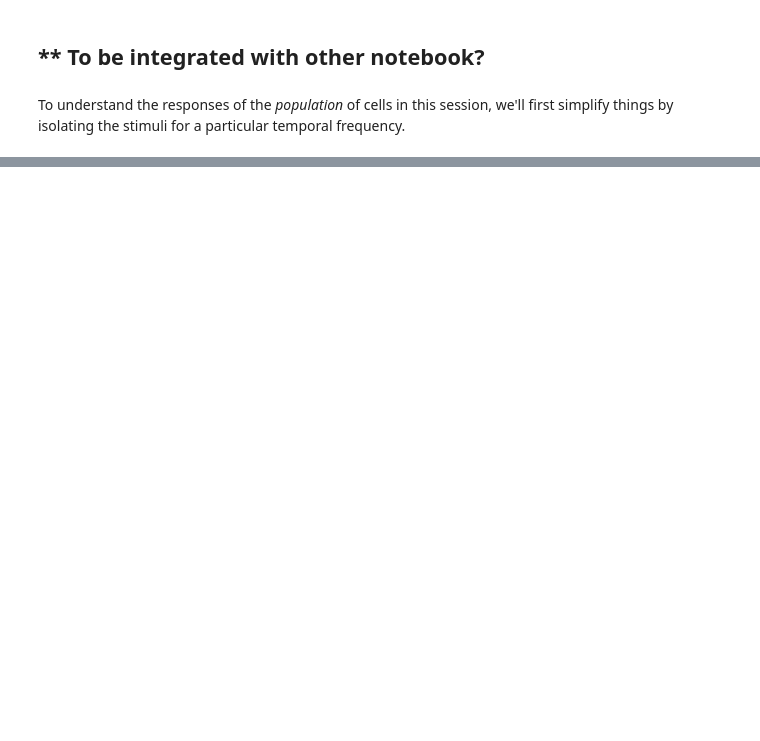
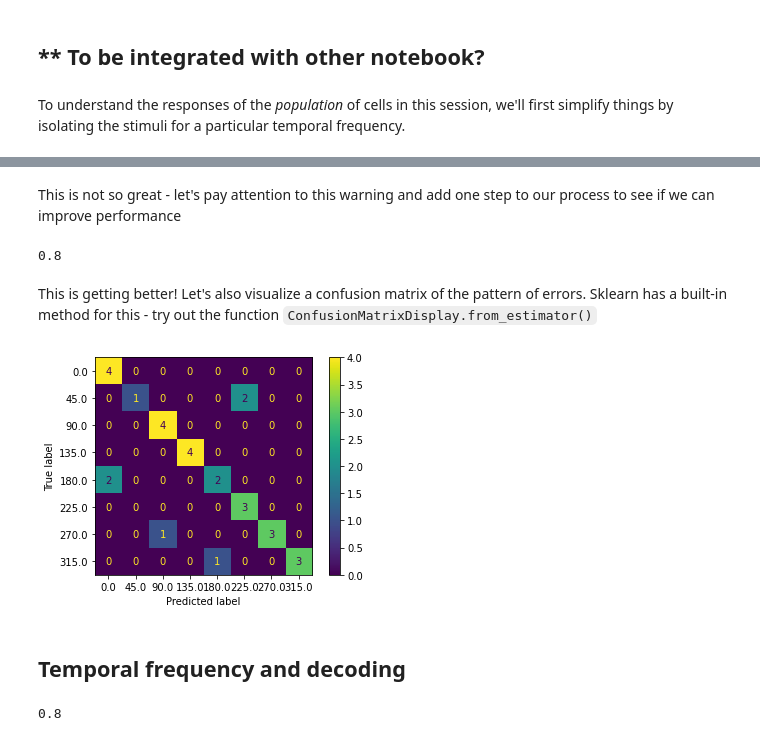
Before and after one commit to AllenSWDB/TReND_2024, a Jupyter notebook: code/Day 2 - population decoding.ipynb, the cells around one changed output, grey strips where cells are left out. Saved outputs shown, nothing was run; the diff lists cells and outputs as text; code cells hidden in the pictures; blank space fills up the shorter version.

Commit message:
pop decoding update: almost done

```diff
--- a/code/Day 2 - population decoding.ipynb
+++ b/code/Day 2 - population decoding.ipynb
@@ -146,0 +123,4 @@ plt.show()
+# %%
+y = stim_table.loc[selected_sweeps, 'orientation']
+model.fit(X, y)
+model.score(X, y)
@@ -146,0 +129,4 @@ plt.show()
+# %%
+X = selected_responses
+model.fit(X, y)
+model.score(X, y)
@@ -146,0 +152,4 @@ plt.show()
+# %%
+from sklearn.model_selection import train_test_split
+
+X_train, X_test, y_train, y_test = train_test_split(X, y, stratify=y, test_size=0.25, random_state=42)
@@ -146,0 +170,22 @@ plt.show()
+# %% [markdown]
+This is not so great - let's pay attention to this warning and add one step to our process to see if we can improve performance
+# %%
+from sklearn.pipeline import make_pipeline
+from sklearn.preprocessing import StandardScaler
+
+model = make_pipeline(StandardScaler(), LogisticRegression())
+# %%
+model.fit(X_train, y_train)
+model.score(X_test, y_test)
+# %% [output]
+0.8
+# %% [markdown]
+This is getting better! Let's also visualize a confusion matrix of the pattern of errors. Sklearn has a built-in method for this - try out the function `ConfusionMatrixDisplay.from_estimator()`
+# %%
+from sklearn.metrics import ConfusionMatrixDisplay
+
+cm_display = ConfusionMatrixDisplay.from_estimator(model, X_test, y_test)
+# %% [output]
+[figure, added]
+# %% [markdown]
+## Temporal frequency and decoding
@@ -146,0 +196,5 @@ plt.show()
+# %%
+model.fit(X_train, y_train)
+model.score(X_test, y_test)
+# %% [output]
+0.8
```
Also changed, not shown: parts of 34 cells of this notebook.
